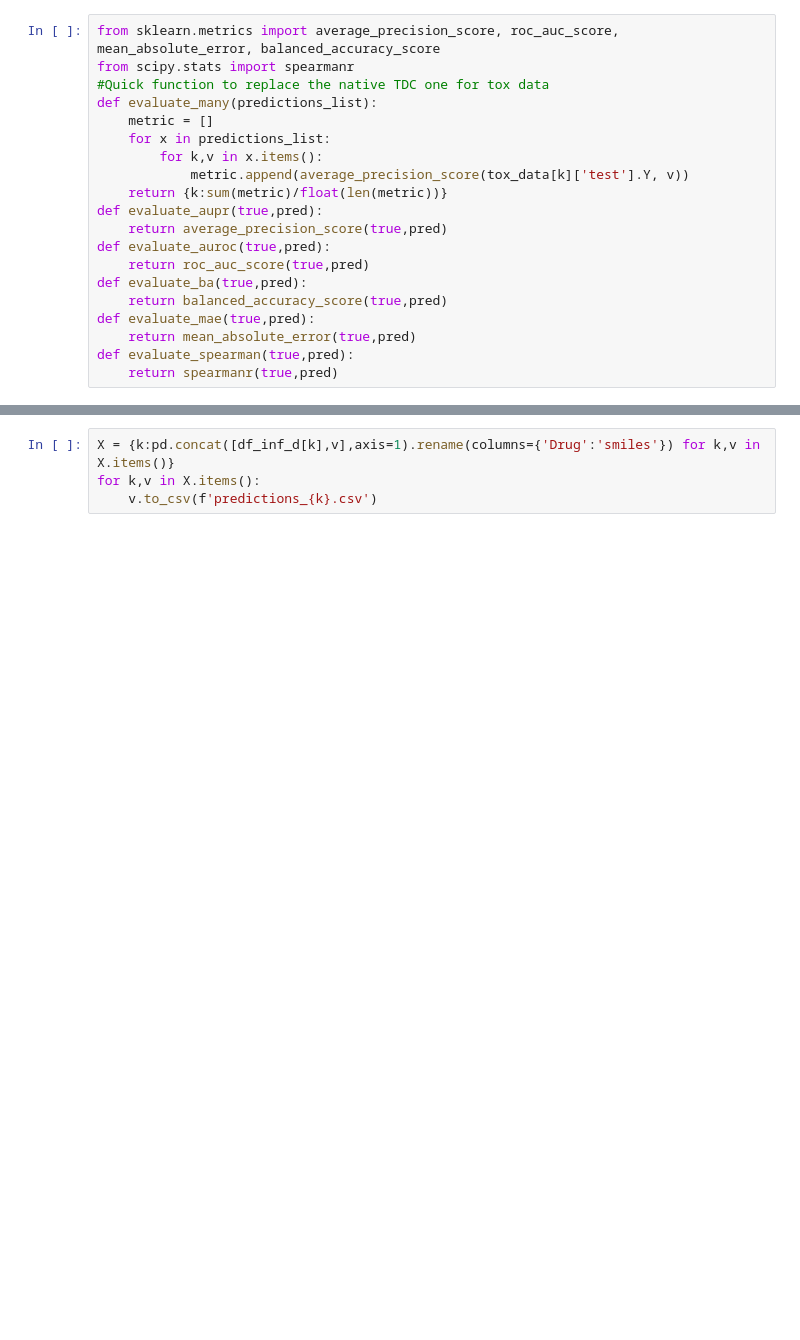
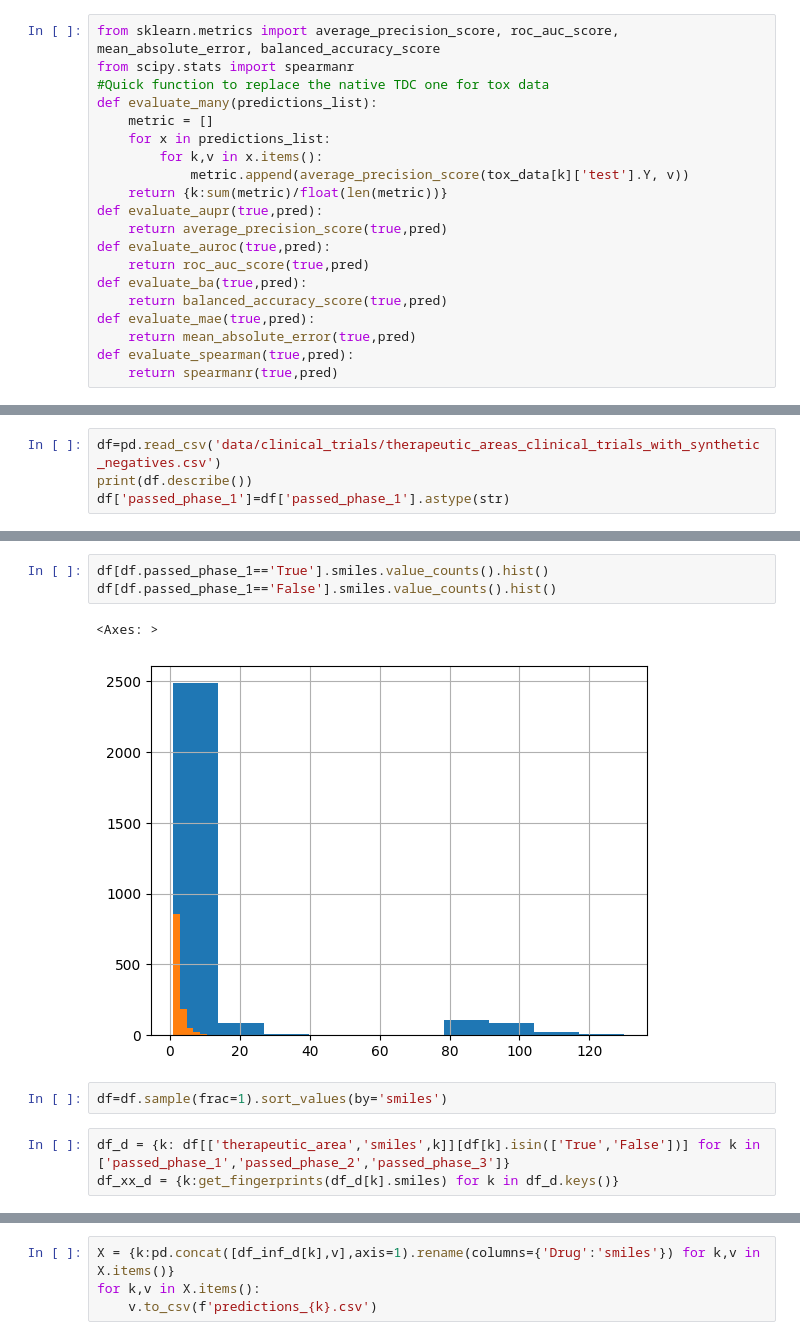
Before and after one commit to synthetic-tensors/MapLight-TDC, a Jupyter notebook: clinical_trial_outcome.ipynb, the cells around one changed output, grey strips where cells are left out. Cells and saved outputs as stored; diff of their text form; blank space fills up the shorter version.

```diff
--- a/clinical_trial_outcome.ipynb
+++ b/clinical_trial_outcome.ipynb
@@ -82,0 +110,4 @@ NameError: name 'X' is not defined
+# %%
+df=pd.read_csv('data/clinical_trials/therapeutic_areas_clinical_trials_with_synthetic_negatives.csv')
+print(df.describe())
+df['passed_phase_1']=df['passed_phase_1'].astype(str)
@@ -82,0 +126,11 @@ NameError: name 'X' is not defined
+# %%
+df[df.passed_phase_1=='True'].smiles.value_counts().hist()
+df[df.passed_phase_1=='False'].smiles.value_counts().hist()
+# %% [output]
+<Axes: >
+[figure, added]
+# %%
+df=df.sample(frac=1).sort_values(by='smiles')
+# %%
+df_d = {k: df[['therapeutic_area','smiles',k]][df[k].isin(['True','False'])] for k in ['passed_phase_1','passed_phase_2','passed_phase_3']}
+df_xx_d = {k:get_fingerprints(df_d[k].smiles) for k in df_d.keys()}
```
Also changed, not shown: parts of 24 cells of this notebook, 1 other file.
